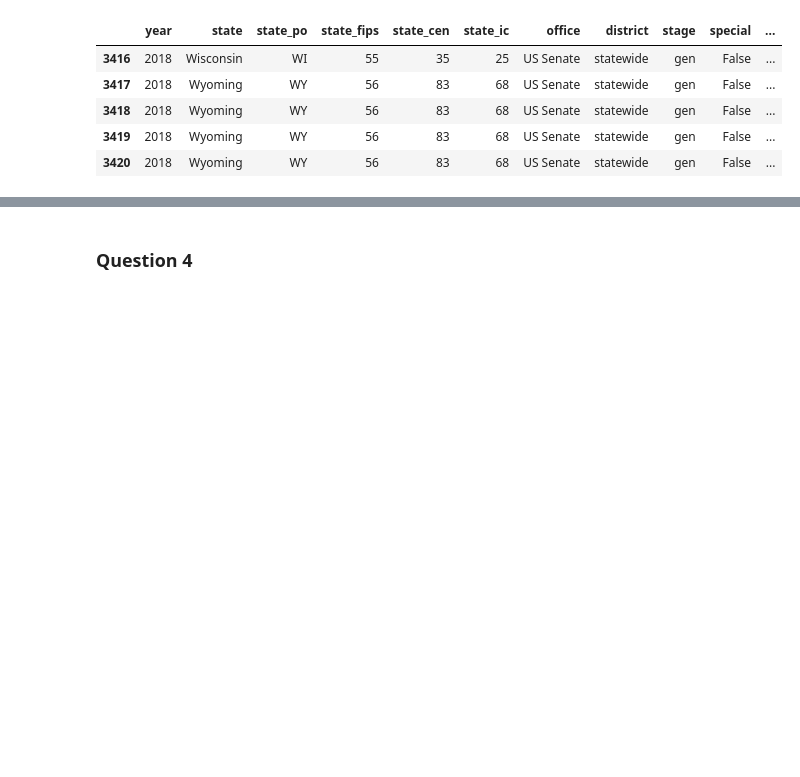
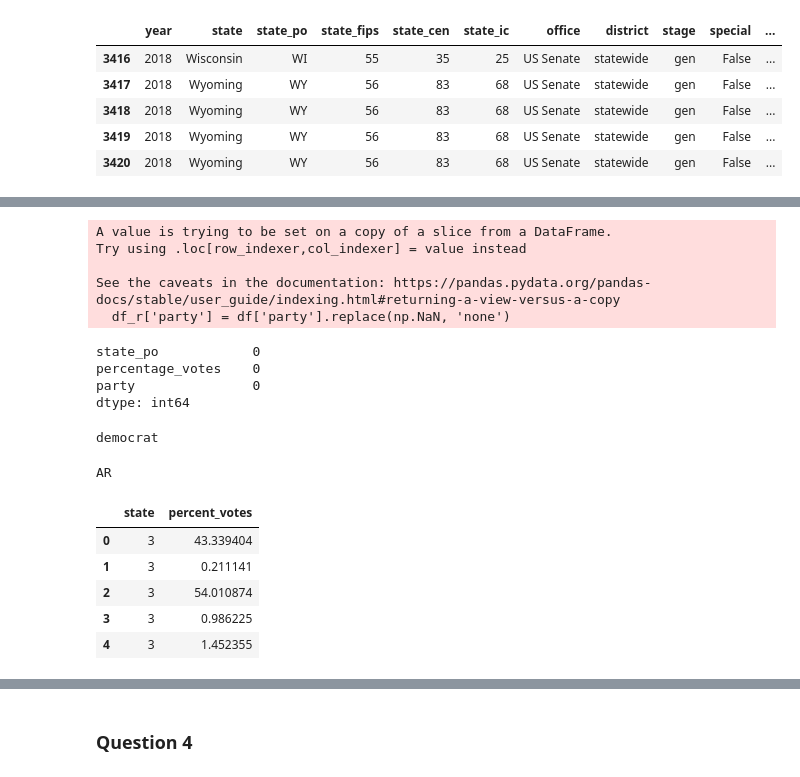
Before and after one commit to blessjal/practicums, a Jupyter notebook: Practicum_5_1-4.ipynb, the cells around one changed output, grey strips where cells are left out. Saved outputs shown, nothing was run; the diff lists cells and outputs as text; code cells hidden in the pictures; blank space fills up the shorter version.

```diff
--- a/Practicum_5_1-4.ipynb
+++ b/Practicum_5_1-4.ipynb
@@ -621,5 +557 @@ percentage_votes      0
 dtype: int64
-# %%
-df['state_po'] = pd.get_dummies(df['state_po'])
-
-df.head(50)
@@ -645,2 +557,0 @@ df.head(50)
-# %%
-df.dropna(inplace=True)
@@ -699,0 +558,24 @@ y.shape
+# %%
+df_r['party'] = df['party'].replace(np.NaN, 'none')
+# %% [output]
+A value is trying to be set on a copy of a slice from a DataFrame.
+Try using .loc[row_indexer,col_indexer] = value instead
+
+See the caveats in the documentation: https://pandas.pydata.org/pandas-docs/stable/user_guide/indexing.html#returning-a-view-versus-a-copy
+  df_r['party'] = df['party'].replace(np.NaN, 'none')
+# %%
+df_r.isnull().sum()
+# %% [output]
+state_po            0
+percentage_votes    0
+party               0
+dtype: int64
+# %%
+from sklearn import preprocessing
+le = LabelEncoder()
+
+state = df_r['state_po']
+party = df_r['party']
+pct_votes = df_r['percentage_votes']
+party_coded = le.fit_transform(party)
+state_coded = le.fit_transform(state)
@@ -699,0 +586,29 @@ y.shape
+# %%
+partycode = zip(party_coded, party)
+party_dict = {}
+
+party_dict = transform(partycode, party_dict)
+
+print(party_dict[35])
+# %% [output]
+democrat
+# %%
+statecode = zip(state_coded, state)
+state_dict = {}
+
+state_dict = transform(statecode, state_dict)
+
+print(state_dict[2])
+# %% [output]
+AR
+# %%
+features = zip(state_coded, pct_votes)
+features = pd.DataFrame(features, columns=['state', 'percent_votes'])
+features.head()
+# %% [output]
+|  | state | percent_votes |
+| 0 | 3 | 43.339404 |
+| 1 | 3 | 0.211141 |
+| 2 | 3 | 54.010874 |
+| 3 | 3 | 0.986225 |
+| 4 | 3 | 1.452355 |
```
Also changed, not shown: parts of 46 cells of this notebook.
